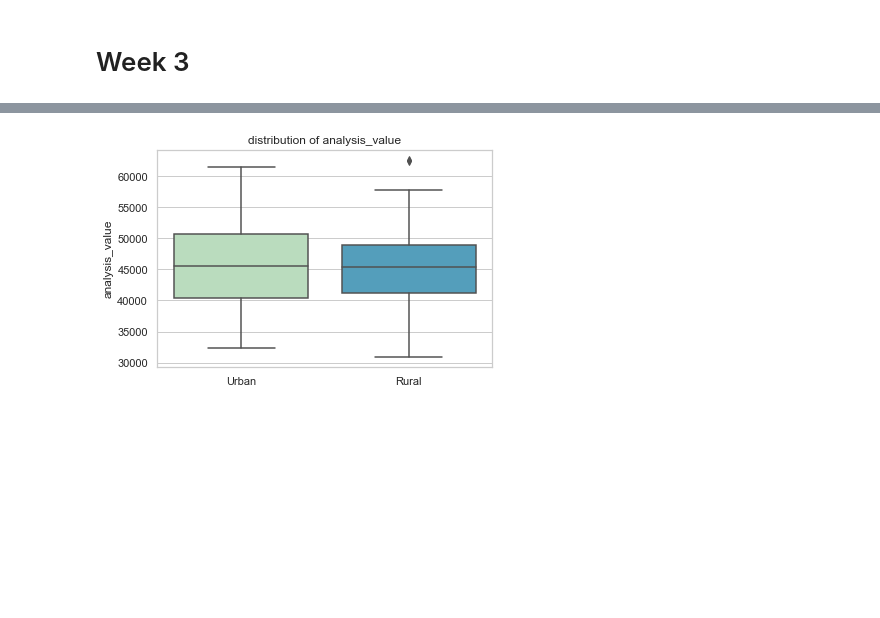
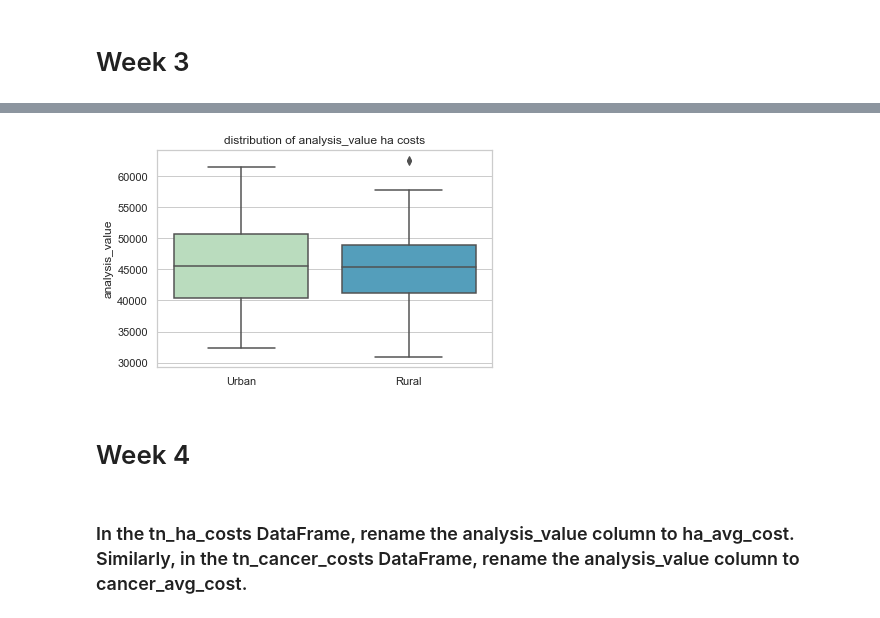
Before and after one commit to sara-ramirez/data-science-essentials-3, a Jupyter notebook: notebooks/session_assignments.ipynb, the cells around one changed output, grey strips where cells are left out. Cells and saved outputs as stored; diff of their text form; code cells hidden in the pictures; blank space fills up the shorter version.

```diff
--- a/notebooks/session_assignments.ipynb
+++ b/notebooks/session_assignments.ipynb
@@ -427,7 +357,10 @@ Text(0.5, 0, '')
 # %%
 sns.boxplot(y=ha_costs_tn.analysis_value, x = ha_costs_tn.urban, palette = "GnBu")
-plt.title('distribution of analysis_value');
-plt.xlabel('')
-c = 'red'
+plt.title('distribution of analysis_value ha costs')
+plt.xlabel('');
 # %% [output]
-[figure, old version]
+[figure, new version]
+# %% [markdown]
+# Week 4
+# %% [markdown]
+### In the tn_ha_costs DataFrame, rename the analysis_value column to ha_avg_cost. Similarly, in the tn_cancer_costs DataFrame, rename the analysis_value column to cancer_avg_cost.
```
Also changed, not shown: parts of 33 cells of this notebook, 8 other files.
